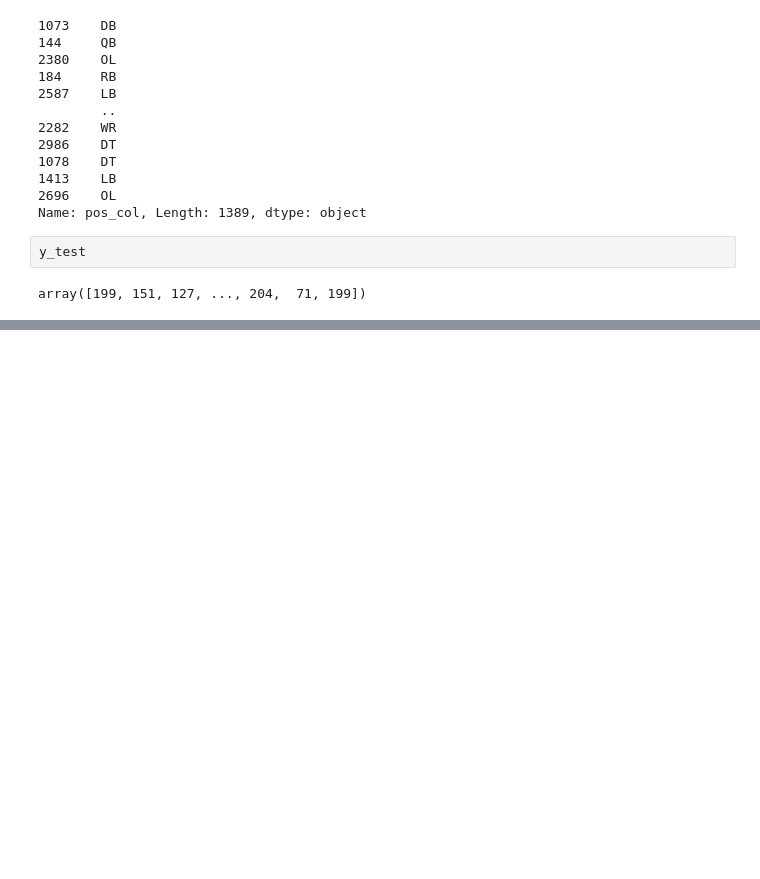
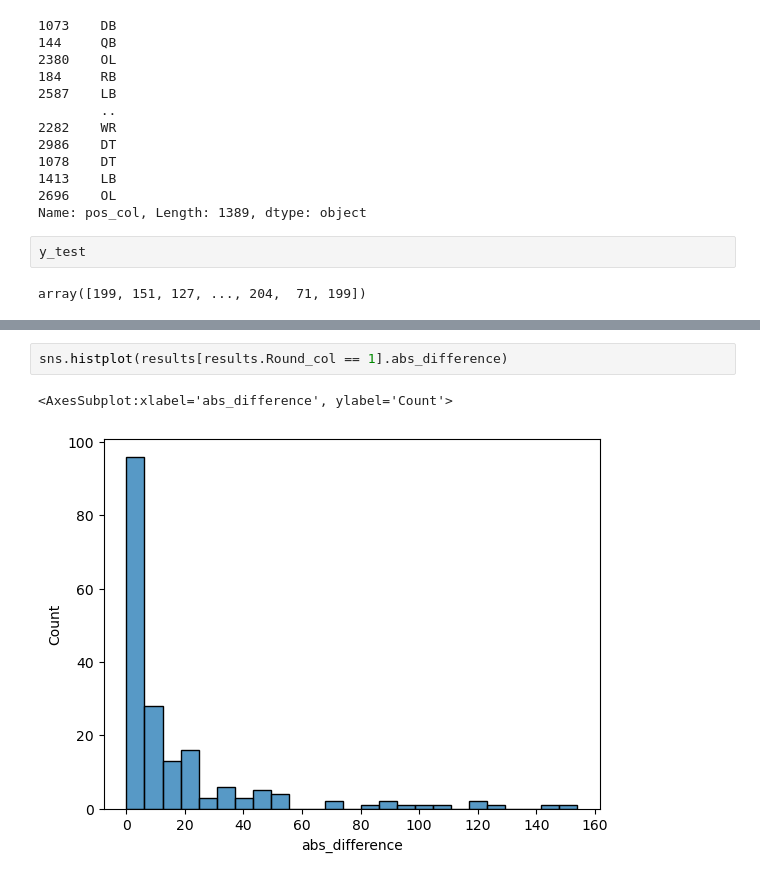
Before and after one commit to jpalgon/Draft_Scouting, a Jupyter notebook: Modeling Regression Alt.ipynb, the cells around one changed output, grey strips where cells are left out. Drawn from its saved outputs; the diff is of its cells as text; blank space fills up the shorter version.

```diff
--- a/Modeling Regression Alt.ipynb
+++ b/Modeling Regression Alt.ipynb
@@ -764,0 +1302,5 @@ results
+# %%
+sns.histplot(results[results.Round_col == 1].abs_difference)
+# %% [output]
+<AxesSubplot:xlabel='abs_difference', ylabel='Count'>
+[figure, added]
```
Also changed, not shown: parts of 44 cells of this notebook, 2 other files.
